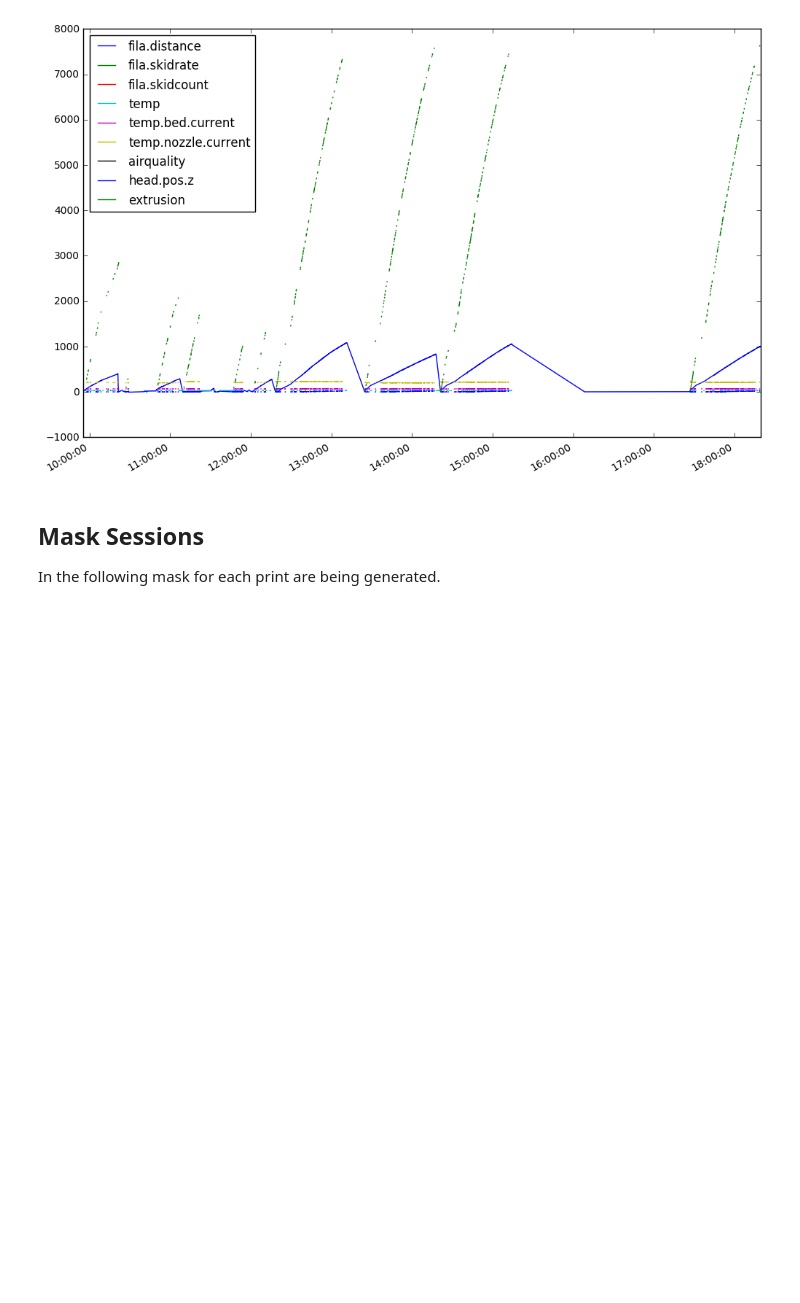
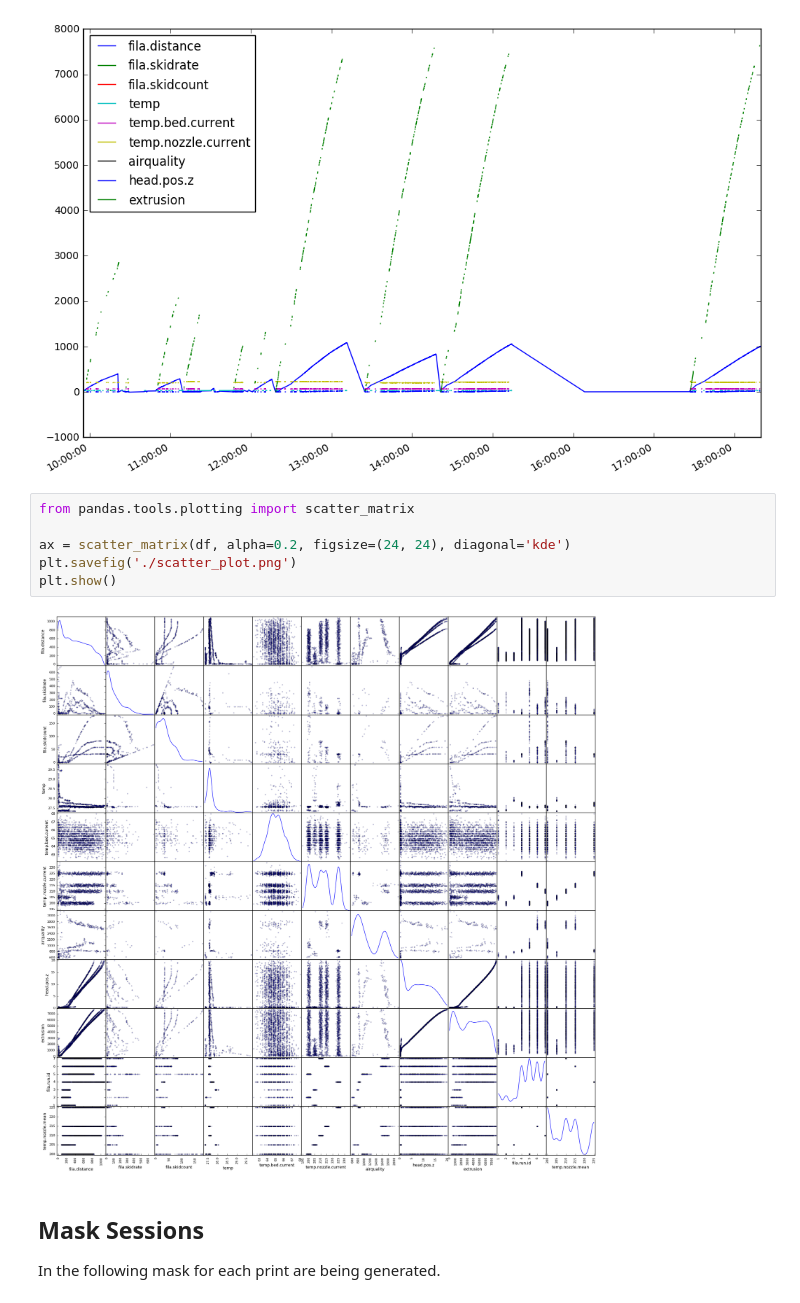
Before and after one commit to jinnerbichler/iot-lab-analysis, a Jupyter notebook: iot_lab_analysis.ipynb, the cells around one changed output. Saved outputs shown, nothing was run; the diff lists cells and outputs as text; blank space fills up the shorter version.

```diff
--- a/iot_lab_analysis.ipynb
+++ b/iot_lab_analysis.ipynb
@@ -59,6 +59,14 @@ df.plot(figsize=(12, 8))
 plt.show()
 # %% [output]
 [figure]
+# %%
+from pandas.tools.plotting import scatter_matrix
+
+ax = scatter_matrix(df, alpha=0.2, figsize=(24, 24), diagonal='kde')
+plt.savefig('./scatter_plot.png')
+plt.show()
+# %% [output]
+[figure, added]
 # %% [markdown]
 ## Mask Sessions
 In the following mask for each print are being generated.
```
Also changed, not shown: parts of 4 cells of this notebook, 3 other files.
